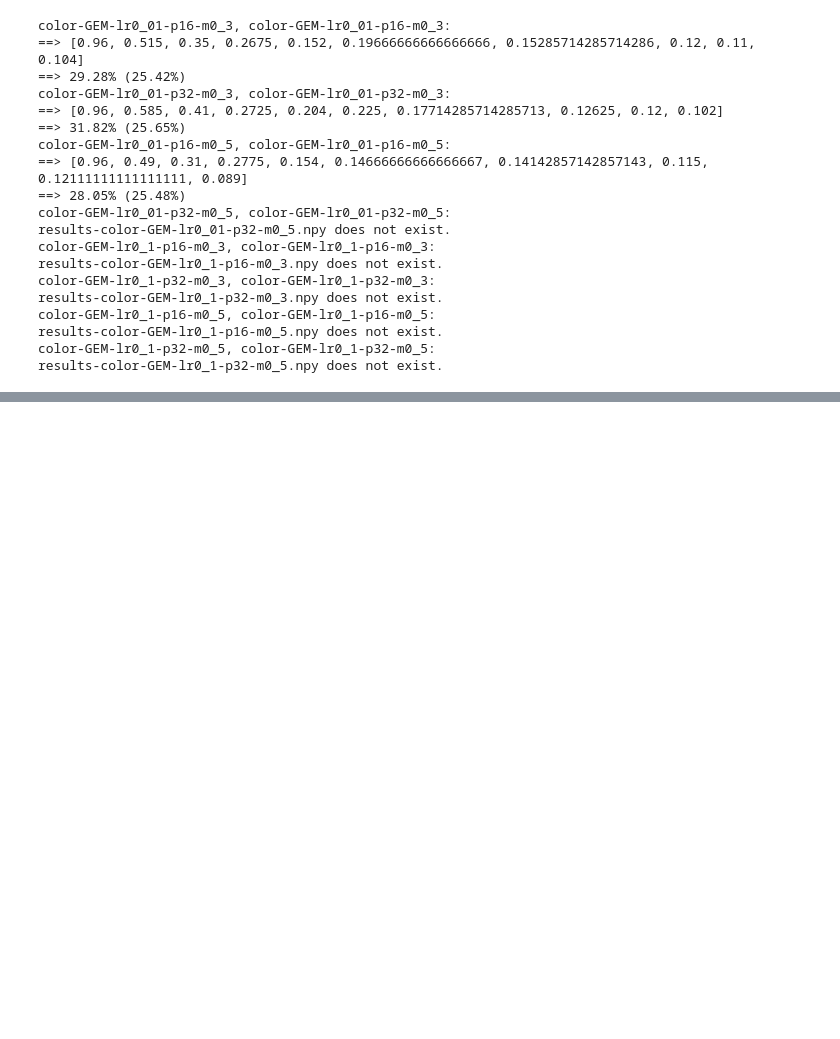
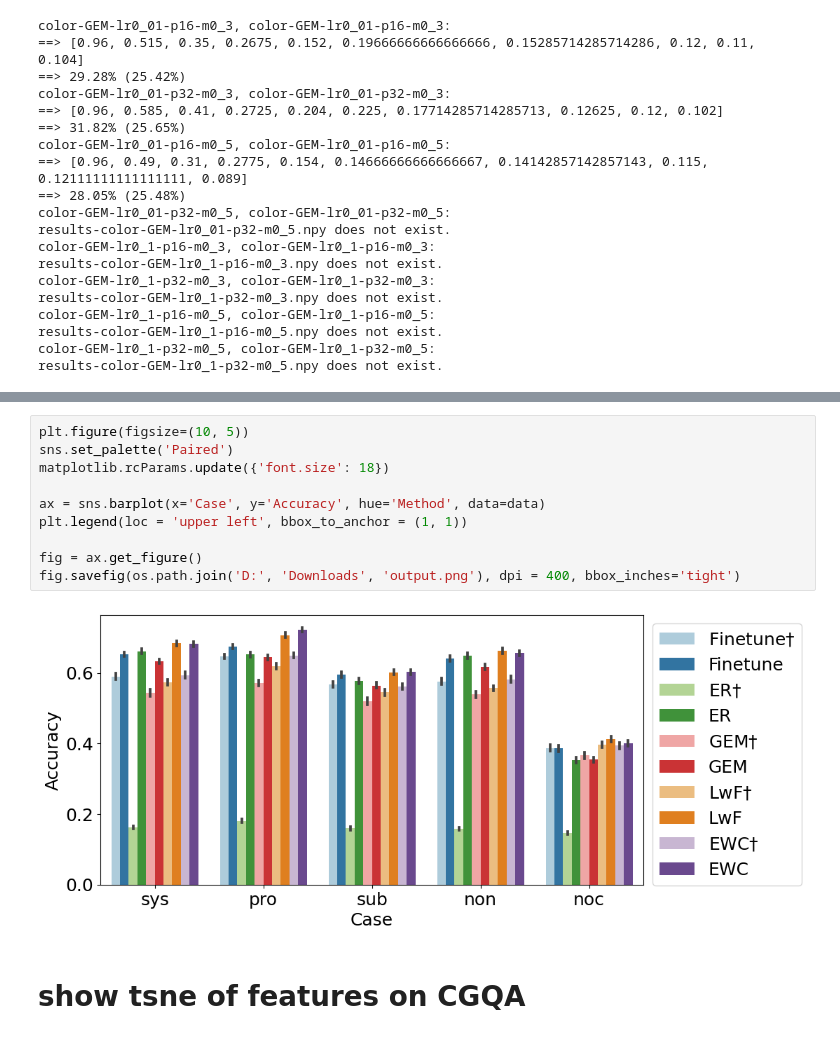
Before and after one commit to liaoweiduo/continual-learning-baselines, a Jupyter notebook: experiments/visualization.ipynb, the cells around one changed output, grey strips where cells are left out. Drawn from its saved outputs; the diff is of its cells as text; blank space fills up the shorter version.

```diff
--- a/experiments/visualization.ipynb
+++ b/experiments/visualization.ipynb
@@ -216,0 +499,14 @@ results-color-GEM-lr0_1-p32-m0_5.npy does not exist.
+# %%
+plt.figure(figsize=(10, 5))
+sns.set_palette('Paired')
+matplotlib.rcParams.update({'font.size': 18})
+
+ax = sns.barplot(x='Case', y='Accuracy', hue='Method', data=data)
+plt.legend(loc = 'upper left', bbox_to_anchor = (1, 1))
+
+fig = ax.get_figure()
+fig.savefig(os.path.join('D:', 'Downloads', 'output.png'), dpi = 400, bbox_inches='tight')
+# %% [output]
+[figure, added]
+# %% [markdown]
+# show tsne of features on CGQA
```
Also changed, not shown: parts of 13 cells of this notebook, 13 other files.
